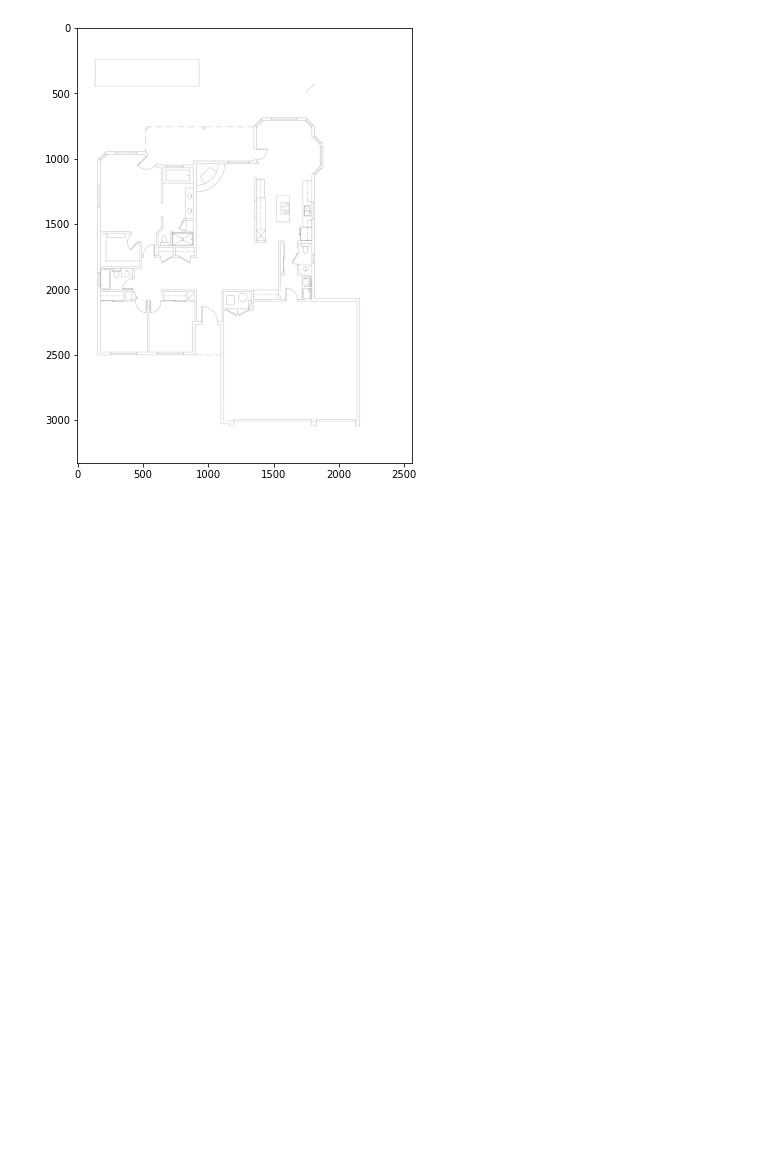
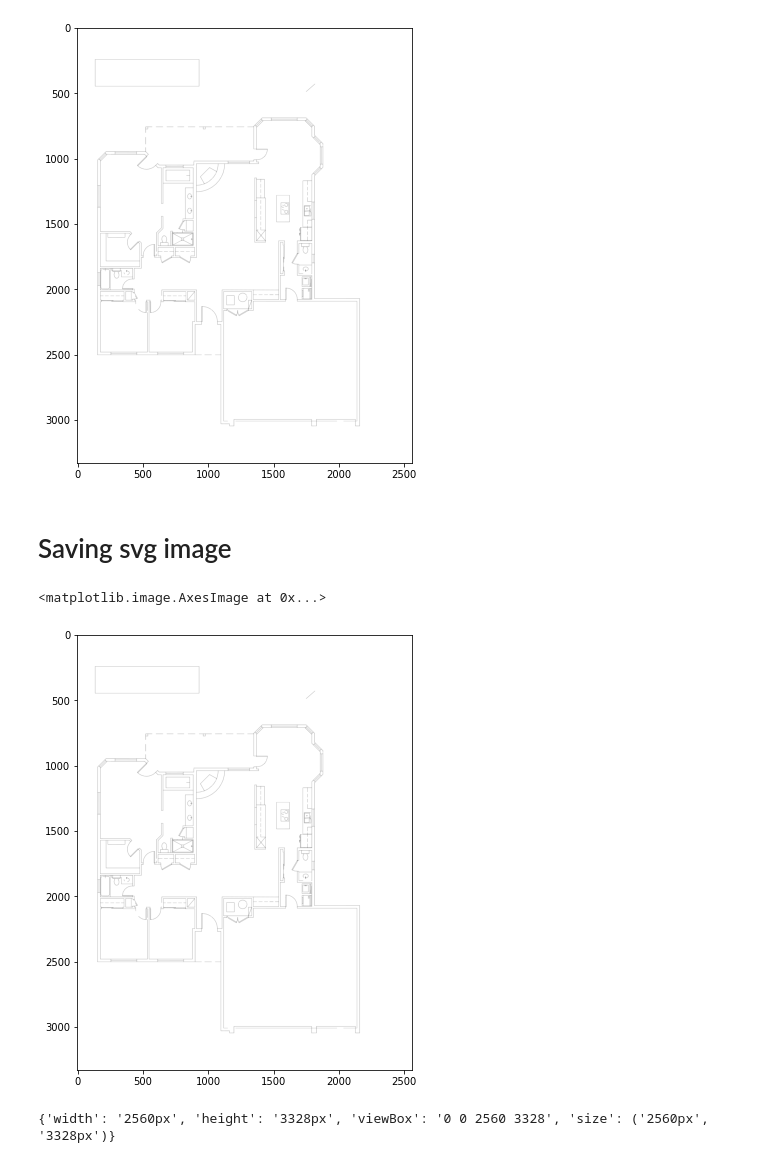
Before and after one commit to Vahe1994/Deep-Vectorization-of-Technical-Drawings, a Jupyter notebook: notebooks/pretrain_model_loading_and_evaluation_for_line.ipynb, the cells around one changed output. Cells and saved outputs as stored; diff of their text form; code cells hidden in the pictures; blank space fills up the shorter version.

Commit message:
1) Updated requirements.txt 2) Added to notebooks example of svg saving 3) Added Synthetic-data generation example and notebook

```diff
--- a/notebooks/pretrain_model_loading_and_evaluation_for_line.ipynb
+++ b/notebooks/pretrain_model_loading_and_evaluation_for_line.ipynb
@@ -289,3 +292,28 @@ plt.imshow(rendered_merged_image,"gray")
 # %% [output]
 <matplotlib.image.AxesImage at 0x...>
 [figure]
+# %% [markdown]
+# Saving svg image
+# %%
+bounding_boxes = np.array([0, image.shape[2], 0,  image.shape[1]])
+primitives = merging_result
+# %%
+paths = list(filter(None, map(primitive_to_path_and_crop, zip(primitives[:,:5], bounding_boxes[None].repeat(primitives.shape[0],axis=0)))))
+# %%
+width = Pixels(image.shape[2])
+height = Pixels(image.shape[1])
+view_size = width, height
+
+vector_image = VectorImage(paths, view_size=view_size)
+# %%
+plt.figure(figsize=(12,8))
+plt.imshow(vector_image.render(render),'gray')
+# %% [output]
+<matplotlib.image.AxesImage at 0x...>
+[figure, added]
+# %%
+if not os.path.exists(options.output_dir + '/svg/'):
+    os.makedirs(options.output_dir + '/svg/')
+vector_image.save(options.output_dir + '/svg/'+options.image_name[0][:-4]+'.svg')
+# %% [output]
+{'width': '2560px', 'height': '3328px', 'viewBox': '0 0 2560 3328', 'size': ('2560px', '3328px')}
```
Also changed, not shown: parts of 2 cells of this notebook, 8 other files.
